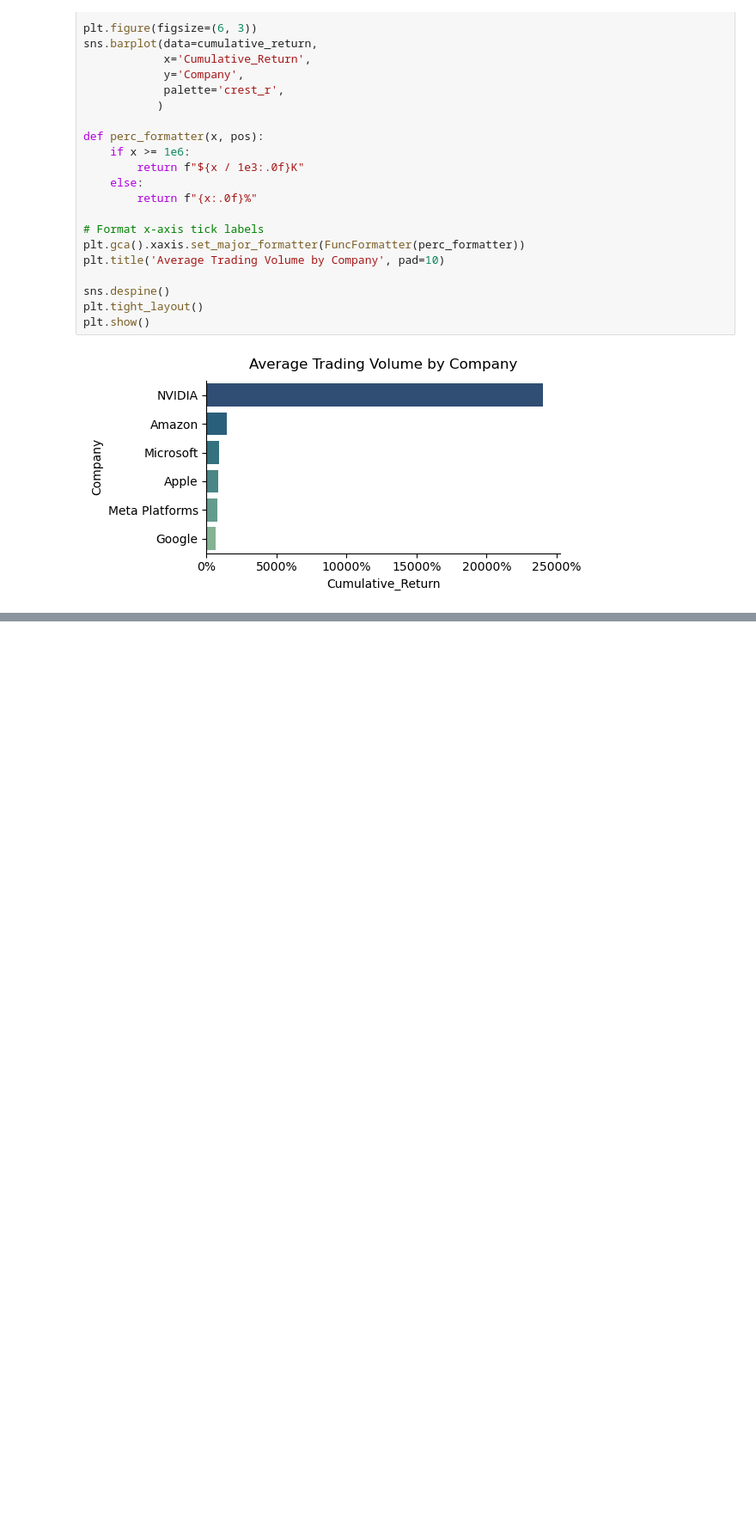
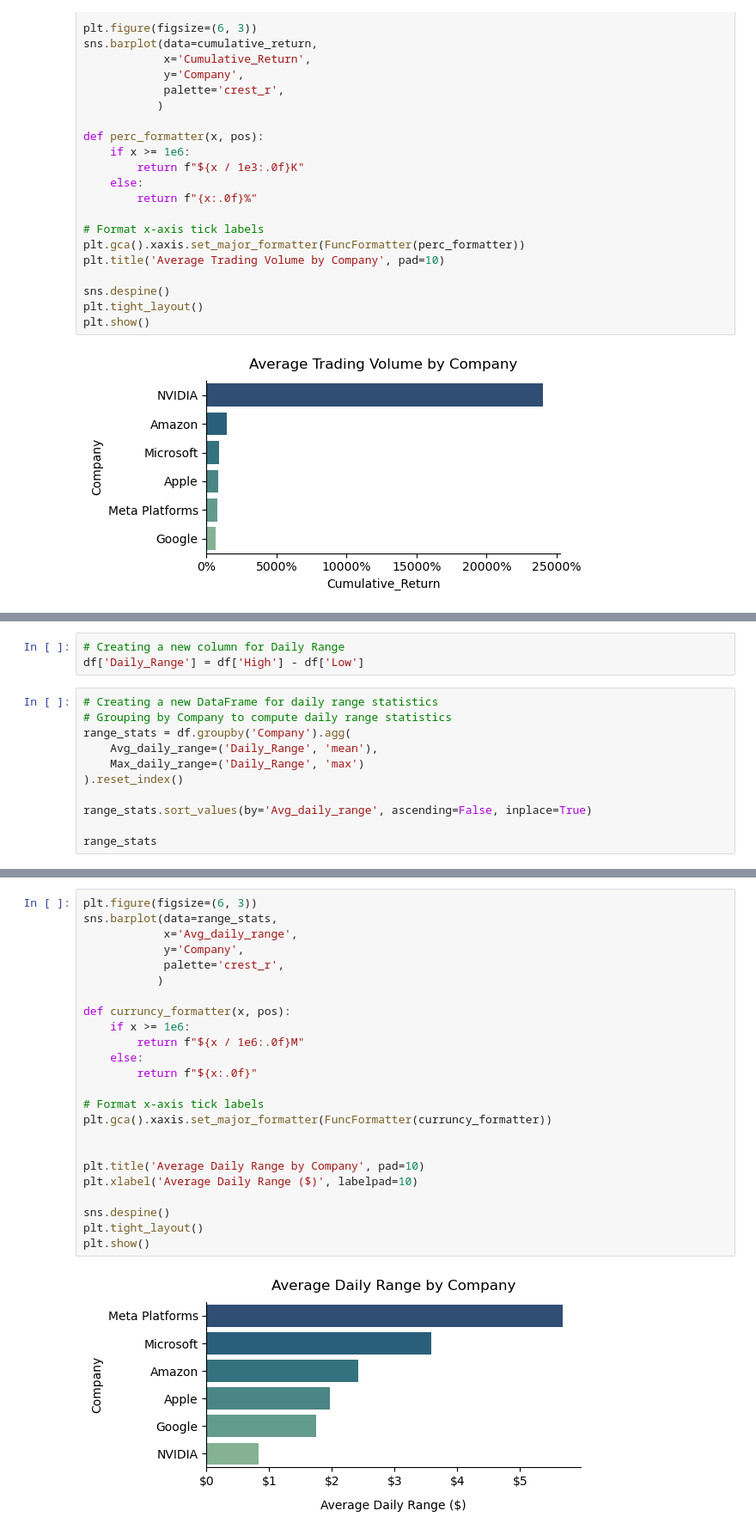
Before and after one commit to modyreturn/Stock-Market-Analysis, a Jupyter notebook: Stock_Analysis.ipynb, the cells around one changed output, grey strips where cells are left out. Shown: that part at 86% size. Cells and saved outputs as stored; diff of their text form; blank space fills up the shorter version.

```diff
--- a/Stock_Analysis.ipynb
+++ b/Stock_Analysis.ipynb
@@ -132,0 +213,14 @@ plt.show()
+# %%
+# Creating a new column for Daily Range
+df['Daily_Range'] = df['High'] - df['Low']
+# %%
+# Creating a new DataFrame for daily range statistics
+# Grouping by Company to compute daily range statistics
+range_stats = df.groupby('Company').agg(
+    Avg_daily_range=('Daily_Range', 'mean'),
+    Max_daily_range=('Daily_Range', 'max')
+).reset_index()
+
+range_stats.sort_values(by='Avg_daily_range', ascending=False, inplace=True)
+
+range_stats
@@ -132,0 +235,26 @@ plt.show()
+# %%
+plt.figure(figsize=(6, 3))
+sns.barplot(data=range_stats,
+            x='Avg_daily_range',
+            y='Company',
+            palette='crest_r',
+           )
+
+def curruncy_formatter(x, pos):
+    if x >= 1e6:
+        return f"${x / 1e6:.0f}M"
+    else:
+        return f"${x:.0f}"
+
+# Format x-axis tick labels
+plt.gca().xaxis.set_major_formatter(FuncFormatter(curruncy_formatter))
+
+
+plt.title('Average Daily Range by Company', pad=10)
+plt.xlabel('Average Daily Range ($)', labelpad=10)
+
+sns.despine()
+plt.tight_layout()
+plt.show()
+# %% [output]
+[figure, added]
```
Also changed, not shown: parts of 28 cells of this notebook.
